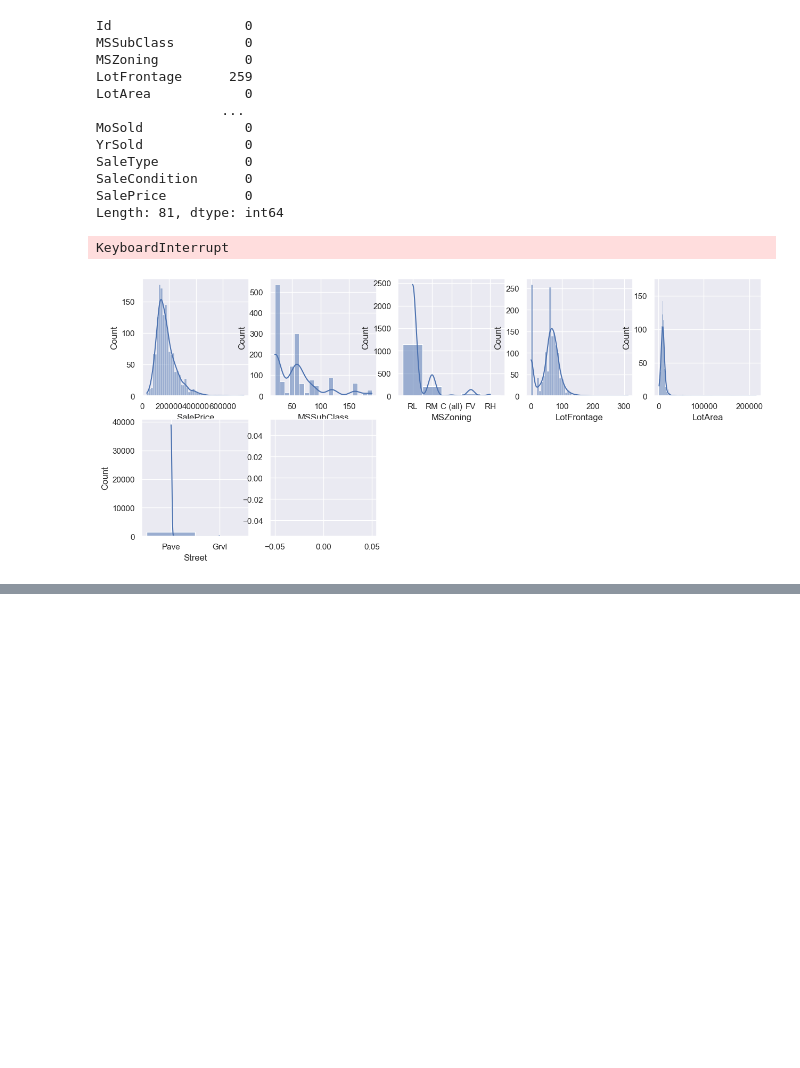
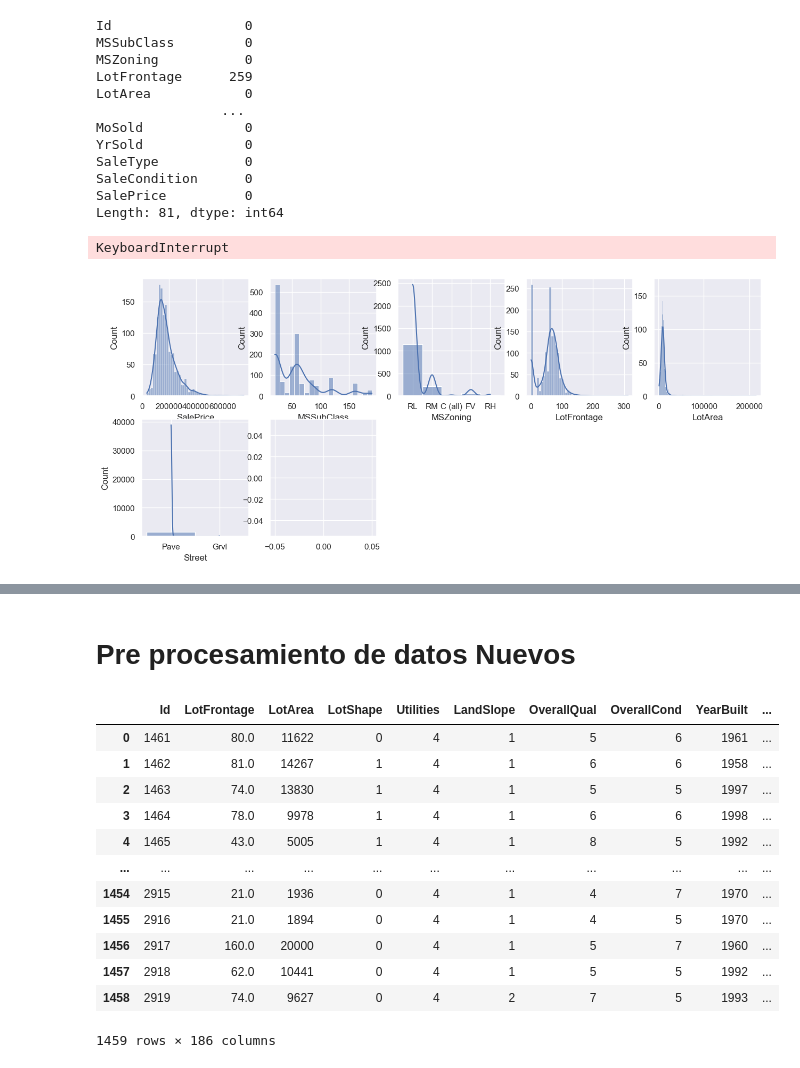
Before and after one commit to Marlon-Orrego/Analisis_Predictivo, a Jupyter notebook: Trabajo3_ValeriaMondragón_MarlonOrrego.ipynb, the cells around one changed output, grey strips where cells are left out. Saved outputs shown, nothing was run; the diff lists cells and outputs as text; code cells hidden in the pictures; blank space fills up the shorter version.

```diff
--- a/Trabajo3_ValeriaMondragón_MarlonOrrego.ipynb
+++ b/Trabajo3_ValeriaMondragón_MarlonOrrego.ipynb
@@ -429,0 +434,8 @@ No artists with labels found to put in legend.  Note that artists whose label st
+# %%
+df_test.loc[(df_test['GarageFinish'].isna()) & (df_test['GarageArea']>0),'GarageFinish'] = 'Unf'
+df_test.loc[(df_test['GarageQual'].isna()) & (df_test['GarageArea']>0),'GarageQual'] = df_test['GarageQual'].value_counts().idxmax()
+df_test.loc[(df_test['GarageCond'].isna()) & (df_test['GarageArea']>0),'GarageCond'] = df_test['GarageCond'].value_counts().idxmax()
+df_test.loc[(~df_test['GarageType'].isna()) & (df_test['GarageArea'] == 0),'GarageType'] = 'None'
+cols = ['GarageType','GarageFinish','GarageQual','GarageCond']
+df_test[cols] = df_test[cols].fillna('None')
+df_test.loc[df_test['GarageYrBlt'].isna(),'GarageYrBlt'] = df_test.loc[df_test['GarageYrBlt'].isna(),'YearBuilt']
@@ -429,0 +497,53 @@ No artists with labels found to put in legend.  Note that artists whose label st
+# %% [markdown]
+# Pre procesamiento de datos Nuevos
+# %%
+#encoding ordinal features
+data_test = df_test.replace({'LotShape' : {'Reg' : 0, 'IR1' : 1, 'IR2' : 2, 'IR3' : 3},
+                'Utilities' : {'AllPub' : 4, 'NoSewr' : 3, 'NoSeWa' : 2, 'ELO' : 1},
+                'LandSlope' : {'Gtl' : 1, 'Mod' : 2, 'Sev' : 3},
+                'ExterQual' : {'Ex' : 5, 'Gd' : 4, 'TA' : 3, 'Fa' : 2, 'Po' : 1},
+                'ExterCond' : {'Ex' : 5, 'Gd' : 4, 'TA' : 3, 'Fa' : 2, 'Po' : 1},
+                'BsmtQual' : {'Ex' : 5, 'Gd' : 4, 'TA' : 3, 'Fa' : 2, 'Po' : 1, 'None' : 0},
+                'BsmtCond' : {'Ex' : 5, 'Gd' : 4, 'TA' : 3, 'Fa' : 2, 'Po' : 1, 'None' : 0},
+                'BsmtExposure' : {'Gd' : 4, 'Av' : 3, 'Mn' : 2, 'No' : 1, 'None' : 0},
+                'BsmtFinType1' : {'GLQ' : 6, 'ALQ' : 5, 'BLQ' : 4, 'Rec' : 3, 'LwQ' : 2, 'Unf' : 1, 'None' : 0},
+                'BsmtFinType2' : {'GLQ' : 6, 'ALQ' : 5, 'BLQ' : 4, 'Rec' : 3, 'LwQ' : 2, 'Unf' : 1, 'None' : 0},
+                'HeatingQC' : {'Ex' : 5, 'Gd' : 4, 'TA' : 3, 'Fa' : 2, 'Po' : 1},
+                'Electrical' : {'SBrkr' : 5, 'FuseA' : 4, 'FuseF' : 3, 'FuseP' : 2, 'Mix' : 1},
+                'KitchenQual' : {'Ex' : 5, 'Gd' : 4, 'TA' : 3, 'Fa' : 2, 'Po' : 1},
+                'Functional' : {'Typ' : 8, 'Min1' : 7, 'Min2' : 6, 'Mod' : 5, 'Maj1' : 4, 'Maj2' : 3, 'Sev' : 2, 'Sal' : 1},
+                'FireplaceQu' : {'Ex' : 5, 'Gd' : 4, 'TA' : 3, 'Fa' : 2, 'Po' : 1, 'None' : 0},
+                'GarageFinish' : {'Fin' : 3, 'RFn' : 2, 'Unf' : 1, 'None' : 0},
+                'GarageQual' : {'Ex' : 5, 'Gd' : 4, 'TA' : 3, 'Fa' : 2, 'Po' : 1, 'None' : 0},
+                'GarageCond' : {'Ex' : 5, 'Gd' : 4, 'TA' : 3, 'Fa' : 2, 'Po' : 1, 'None' : 0},
+                'PavedDrive' : {'Y' : 2, 'P' : 1, 'N' : 0},
+                'PoolQC' : {'Ex' : 4, 'Gd' : 3, 'TA' : 2, 'Fa' : 1, 'None' : 0},
+                'Fence' : {'GdPrv' : 4, 'MnPrv' : 3, 'GdWo' : 2, 'MnWw' : 1, 'None' : 0},
+                })
+# %%
+#encoding nominal features
+dt2 = pd.concat([data_test,pd.get_dummies(data_test['MSSubClass'],prefix='SubClass',drop_first=True)],axis=1)
+dt3 = pd.concat([data_test,pd.get_dummies(dt2[['MSZoning','Street','Alley','LandContour','LotConfig','Neighborhood',
+                                        'Condition1','Condition2','BldgType','HouseStyle','RoofStyle','RoofMatl',
+                                        'Exterior1st','Exterior2nd','MasVnrType','Foundation','Heating','CentralAir',
+                                        'GarageType','MiscFeature','SaleType','SaleCondition']],drop_first=True)],axis=1)
+dt4 = dt3.drop(columns=['MSSubClass','MSZoning','Street','Alley','LandContour','LotConfig','Neighborhood',
+                                        'Condition1','Condition2','BldgType','HouseStyle','RoofStyle','RoofMatl',
+                                        'Exterior1st','Exterior2nd','MasVnrType','Foundation','Heating','CentralAir',
+                                        'GarageType','MiscFeature','SaleType','SaleCondition'])
+dt4['Exterior1st_Stone'] = np.zeros(len(dt4))
+dt4
+# %% [output]
+|  | Id | LotFrontage | LotArea | LotShape | Utilities | LandSlope | OverallQual | OverallCond | YearBuilt | ... |
+| 0 | 1461 | 80.0 | 11622 | 0 | 4 | 1 | 5 | 6 | 1961 | ... |
+| 1 | 1462 | 81.0 | 14267 | 1 | 4 | 1 | 6 | 6 | 1958 | ... |
+| 2 | 1463 | 74.0 | 13830 | 1 | 4 | 1 | 5 | 5 | 1997 | ... |
+| 3 | 1464 | 78.0 | 9978 | 1 | 4 | 1 | 6 | 6 | 1998 | ... |
+| 4 | 1465 | 43.0 | 5005 | 1 | 4 | 1 | 8 | 5 | 1992 | ... |
+| ... | ... | ... | ... | ... | ... | ... | ... | ... | ... | ... |
+| 1454 | 2915 | 21.0 | 1936 | 0 | 4 | 1 | 4 | 7 | 1970 | ... |
+| 1455 | 2916 | 21.0 | 1894 | 0 | 4 | 1 | 4 | 5 | 1970 | ... |
+| 1456 | 2917 | 160.0 | 20000 | 0 | 4 | 1 | 5 | 7 | 1960 | ... |
+| 1457 | 2918 | 62.0 | 10441 | 0 | 4 | 1 | 5 | 5 | 1992 | ... |
+| 1458 | 2919 | 74.0 | 9627 | 0 | 4 | 2 | 7 | 5 | 1993 | ... |
+1459 rows × 186 columns
```
Also changed, not shown: parts of 58 cells of this notebook.
